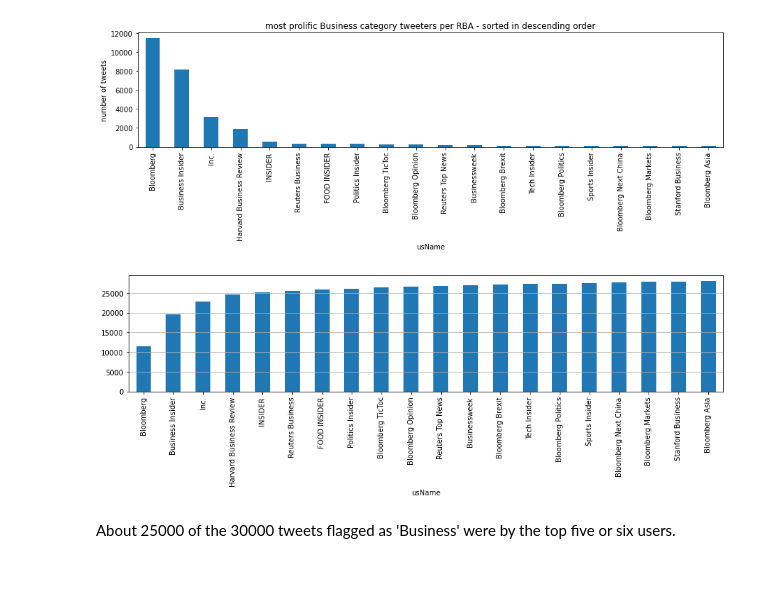
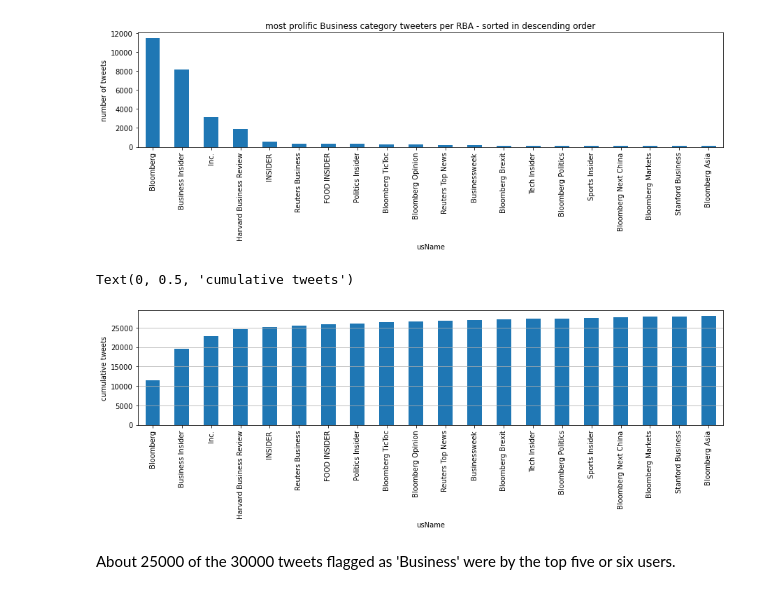
Before and after one commit to a1pat/Is-It-a-Business-Tweet, a Jupyter notebook: Tweet_Classification.ipynb, the cells around one changed output. Cells and saved outputs as stored; diff of their text form; code cells hidden in the pictures.

```diff
--- a/Tweet_Classification.ipynb
+++ b/Tweet_Classification.ipynb
@@ -414,9 +421,11 @@ plt.ylabel('number of tweets');
 # %%
 plt.figure(figsize=(15,3))
 df_tweets.groupby('usName')['edInput'].count().sort_values(ascending=False).cumsum()[:20].plot.bar()
 plt.grid(b=True, axis='y')
+plt.ylabel('cumulative tweets')
 # %% [output]
+Text(0, 0.5, 'cumulative tweets')
-[figure, old version]
+[figure, new version]
 # %% [markdown]
 About 25000 of the 30000 tweets flagged as 'Business' were by the top five or six users.
 # %% [markdown]
```
Also changed, not shown: parts of 87 cells of this notebook.
